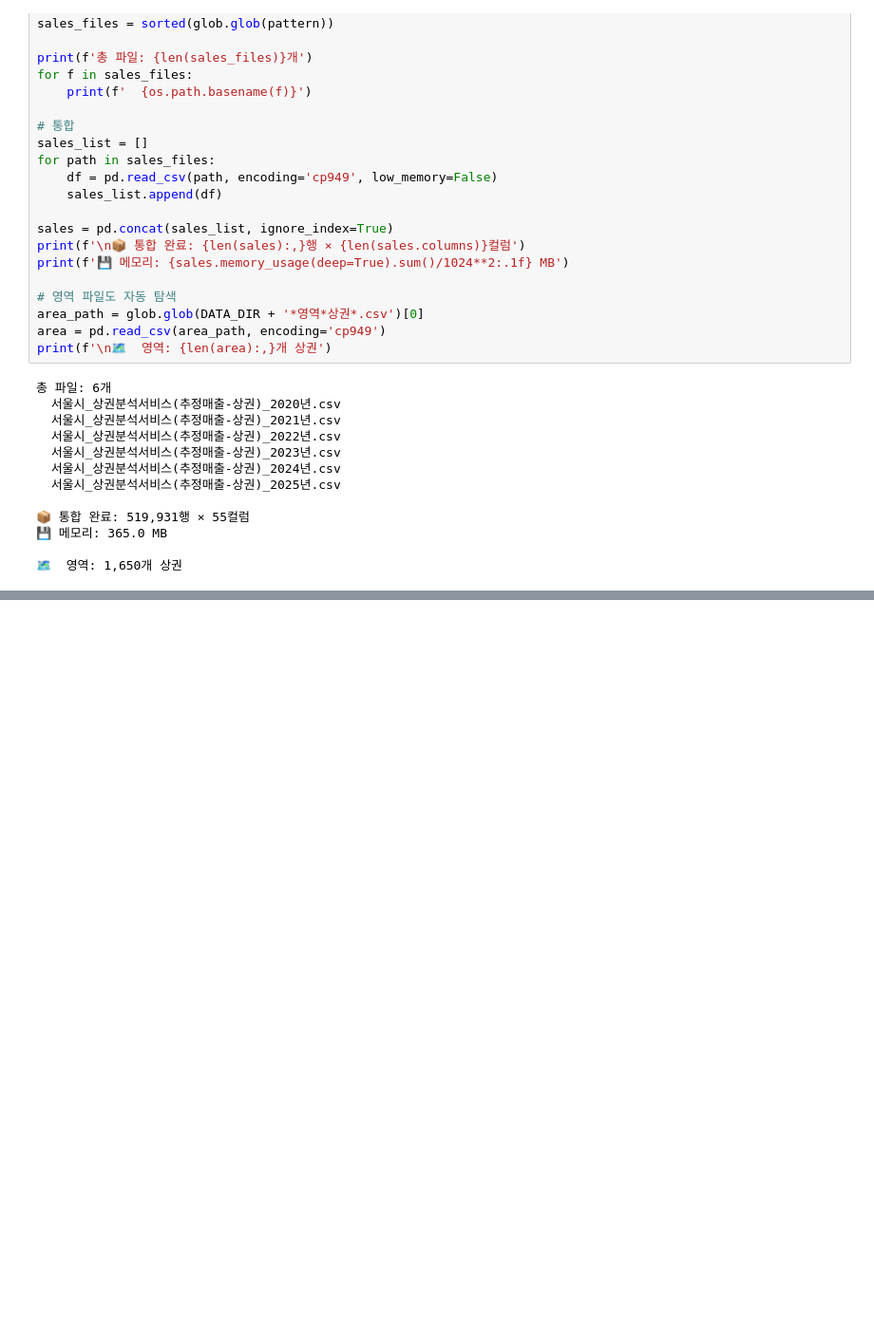
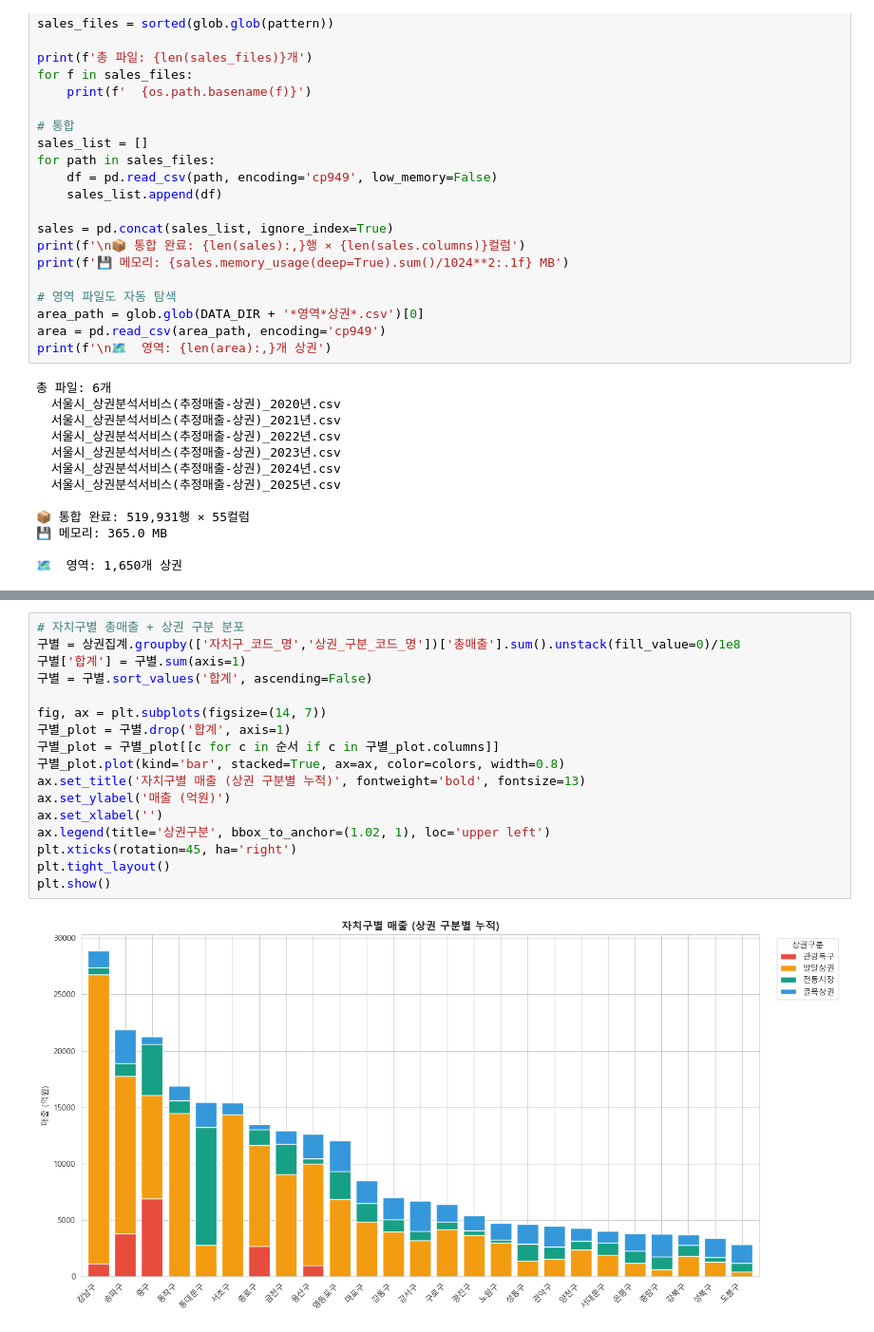
Before and after one commit to sonjiwoo-creator/seouldf, a Jupyter notebook: main.ipynb, the cells around one changed output, grey strips where cells are left out. Shown at 95% size. Saved outputs shown, nothing was run; the diff lists cells and outputs as text; blank space fills up the shorter version.

```diff
--- a/main.ipynb
+++ b/main.ipynb
@@ -173,0 +535,19 @@ print(f'\n🗺  영역: {len(area):,}개 상권')
+# %%
+# 자치구별 총매출 + 상권 구분 분포
+구별 = 상권집계.groupby(['자치구_코드_명','상권_구분_코드_명'])['총매출'].sum().unstack(fill_value=0)/1e8
+구별['합계'] = 구별.sum(axis=1)
+구별 = 구별.sort_values('합계', ascending=False)
+
+fig, ax = plt.subplots(figsize=(14, 7))
+구별_plot = 구별.drop('합계', axis=1)
+구별_plot = 구별_plot[[c for c in 순서 if c in 구별_plot.columns]]
+구별_plot.plot(kind='bar', stacked=True, ax=ax, color=colors, width=0.8)
+ax.set_title('자치구별 매출 (상권 구분별 누적)', fontweight='bold', fontsize=13)
+ax.set_ylabel('매출 (억원)')
+ax.set_xlabel('')
+ax.legend(title='상권구분', bbox_to_anchor=(1.02, 1), loc='upper left')
+plt.xticks(rotation=45, ha='right')
+plt.tight_layout()
+plt.show()
+# %% [output]
+[figure, added]
```
Also changed, not shown: parts of 40 cells of this notebook.
